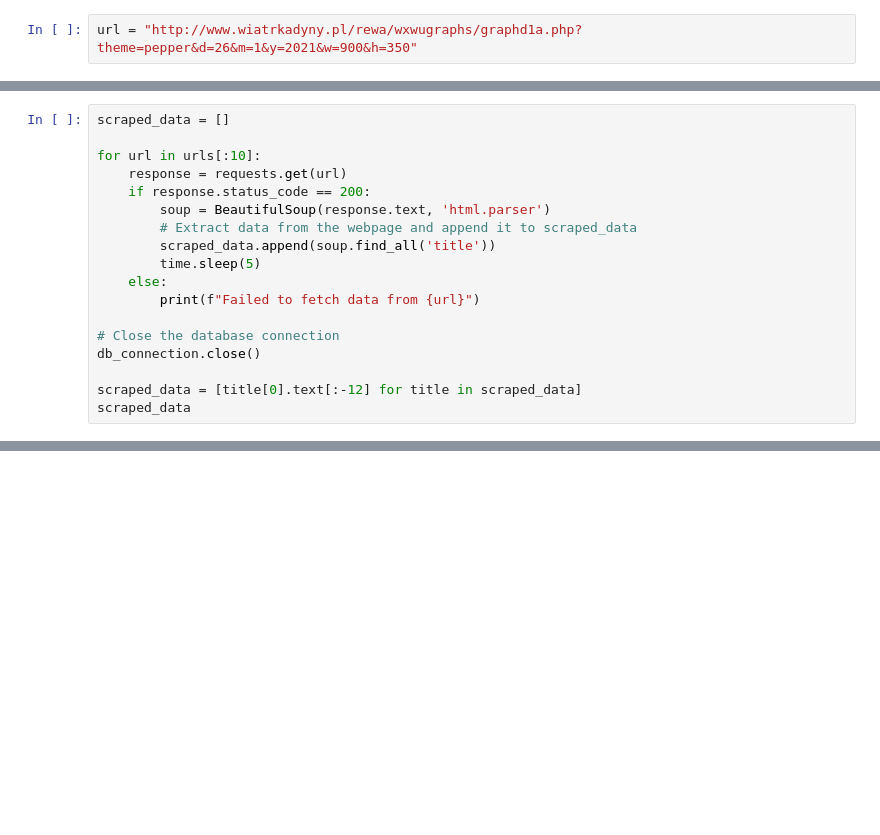
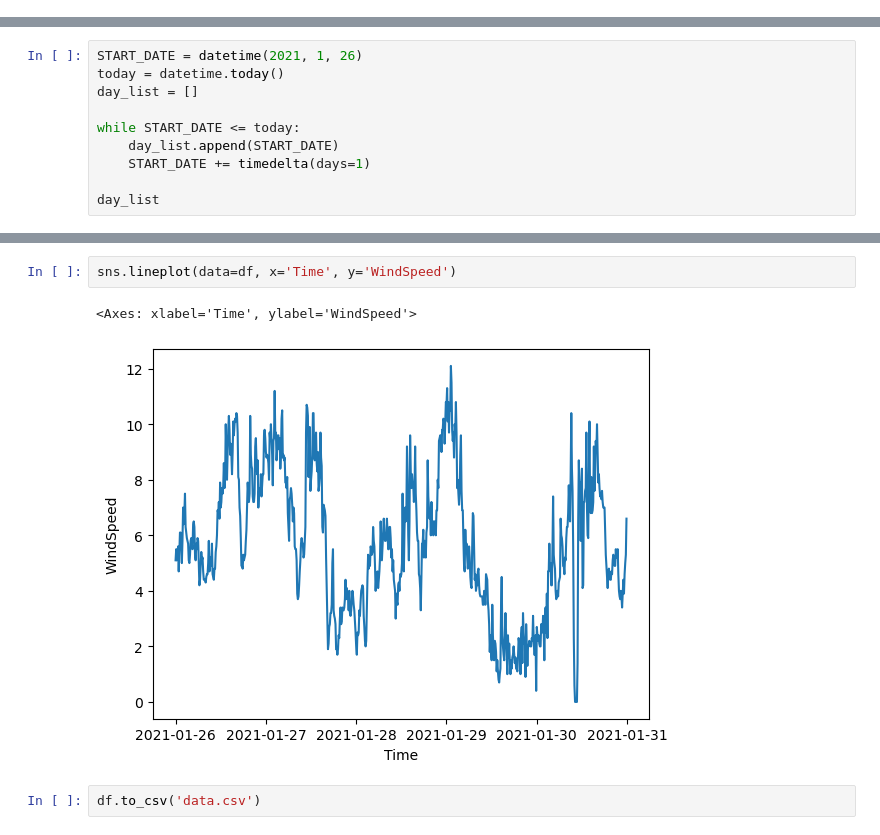
Before and after one commit to KrystianPi/WindPRO, a Jupyter notebook: measurments_api.ipynb, the cells around one changed output, grey strips where cells are left out. Drawn from its saved outputs; the diff is of its cells as text; blank space fills up the shorter version.

```diff
--- a/measurments_api.ipynb
+++ b/measurments_api.ipynb
@@ -4,2 +0,0 @@ from bs4 import BeautifulSoup
-# %%
-url = "http://www.wiatrkadyny.pl/rewa/wxwugraphs/graphd1a.php?theme=pepper&d=26&m=1&y=2021&w=900&h=350"
@@ -32,18 +0,0 @@ else:
-# %%
-scraped_data = []
-
-for url in urls[:10]:
-    response = requests.get(url)
-    if response.status_code == 200:
-        soup = BeautifulSoup(response.text, 'html.parser')
-        # Extract data from the webpage and append it to scraped_data
-        scraped_data.append(soup.find_all('title'))
-        time.sleep(5)
-    else:
-        print(f"Failed to fetch data from {url}")
-
-# Close the database connection
-db_connection.close()
-
-scraped_data = [title[0].text[:-12] for title in scraped_data]
-scraped_data
@@ -49,0 +13,10 @@ scraped_data
+# %%
+START_DATE = datetime(2021, 1, 26)
+today = datetime.today()
+day_list = []
+
+while START_DATE <= today:
+    day_list.append(START_DATE)
+    START_DATE += timedelta(days=1)
+
+day_list
@@ -49,0 +134,7 @@ scraped_data
+# %%
+sns.lineplot(data=df, x='Time', y='WindSpeed')
+# %% [output]
+<Axes: xlabel='Time', ylabel='WindSpeed'>
+[figure, added]
+# %%
+df.to_csv('data.csv')
```
Also changed, not shown: parts of 5 cells of this notebook.
